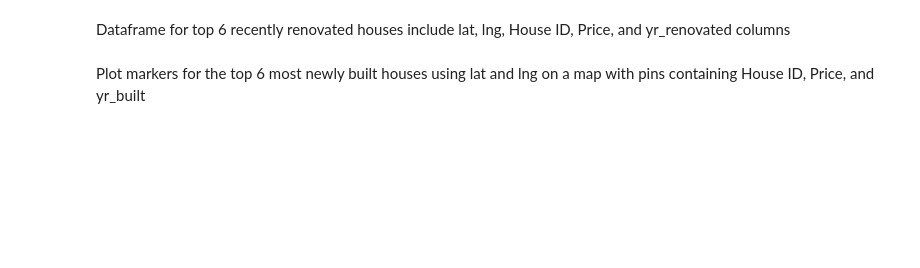
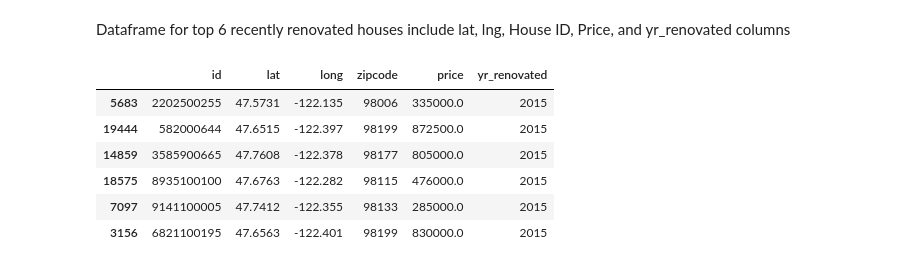
Before and after one commit to ameliahorton/King_county_house_sales_analysis, a Jupyter notebook: House Sales in King County, USA.ipynb, the cells around one changed output. Drawn from its saved outputs; the diff is of its cells as text; code cells hidden in the pictures; blank space fills up the shorter version.

```diff
--- a/House Sales in King County, USA.ipynb
+++ b/House Sales in King County, USA.ipynb
@@ -282,9 +308,14 @@ top_six_new_df.head(6)
 # %% [markdown]
 Dataframe for top 6 recently renovated houses include lat, lng, House ID, Price, and yr_renovated columns
 # %%
-top_six_renovated = kc_house_data_df[["id", "lat", "long","zipcode", "price", "yr_renovated"]]
-top_six_renovated = top_six_renovated[top_six_renovated["yr_renovated"] > 0]
-top_six_renovated = top_six_renovated.sort_values("yr_renovated", ascending=False)
-top_six_renovated.head(6)
+renovated_df = top_six_renovated.sort_values("yr_renovated", ascending=False)
+top_six_renovated = top_six_renovated.head(6)
+top_six_renovated
+# %% [output]
+|  | id | lat | long | zipcode | price | yr_renovated |
+| 5683 | 2202500255 | 47.5731 | -122.135 | 98006 | 335000.0 | 2015 |
+| 19444 | 582000644 | 47.6515 | -122.397 | 98199 | 872500.0 | 2015 |
+| 14859 | 3585900665 | 47.7608 | -122.378 | 98177 | 805000.0 | 2015 |
+| 18575 | 8935100100 | 47.6763 | -122.282 | 98115 | 476000.0 | 2015 |
+| 7097 | 9141100005 | 47.7412 | -122.355 | 98133 | 285000.0 | 2015 |
+| 3156 | 6821100195 | 47.6563 | -122.401 | 98199 | 830000.0 | 2015 |
-# %% [markdown]
-Plot markers for the top 6 most newly built houses using lat and lng on a map with pins containing House ID, Price, and yr_built
```
Also changed, not shown: parts of 12 cells of this notebook, 1 other file.
